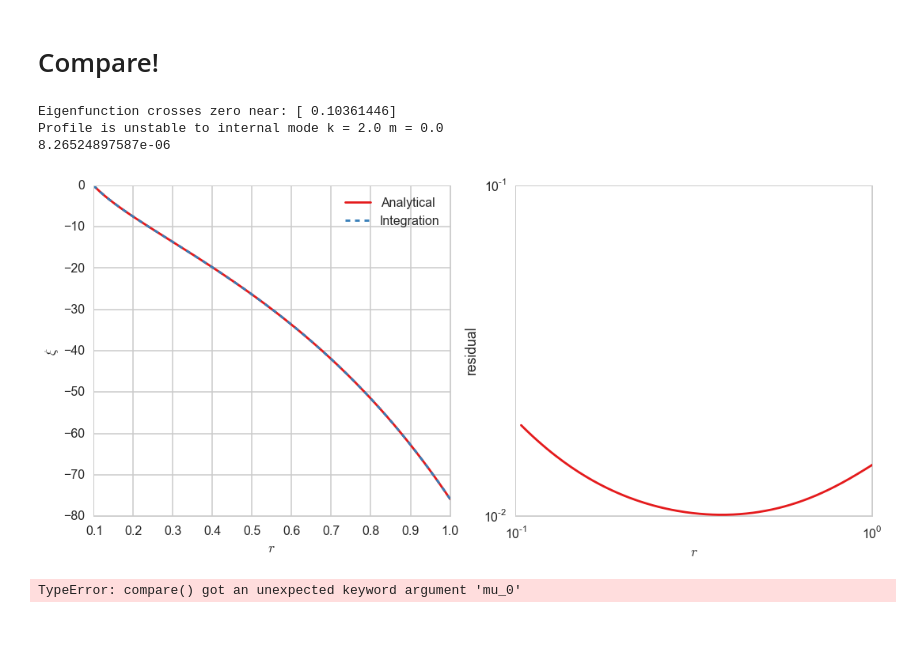
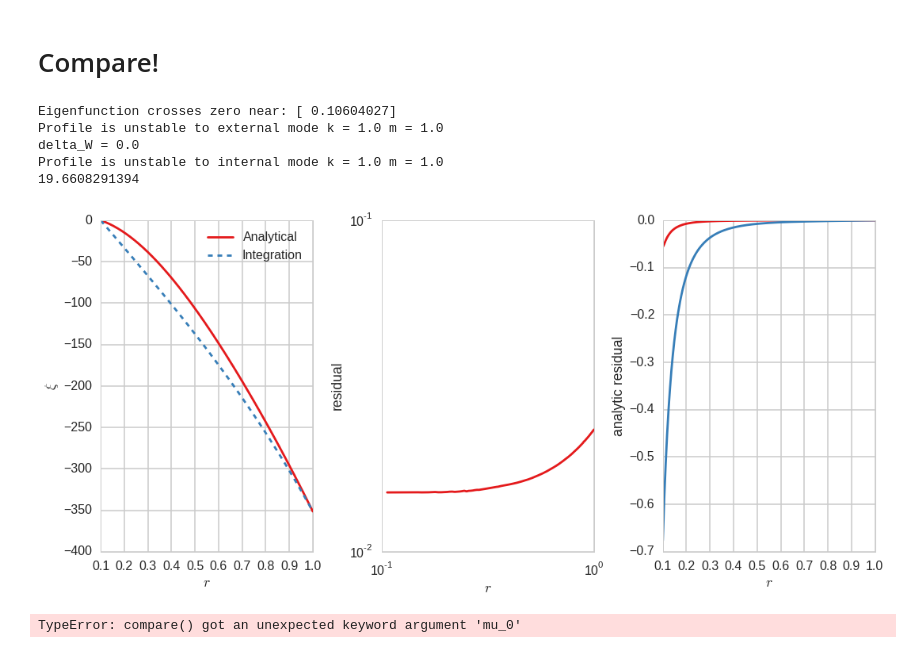
Before and after one commit to jensv/fluxtubestability, a Jupyter notebook: ipython_notebooks/constant_pressure_newcomb_bessel.ipynb, the cells around one changed output. Drawn from its saved outputs; the diff is of its cells as text; code cells hidden in the pictures.

Commit message:
Add diagnostics for residuals.

```diff
--- a/ipython_notebooks/constant_pressure_newcomb_bessel.ipynb
+++ b/ipython_notebooks/constant_pressure_newcomb_bessel.ipynb
@@ -97,12 +109,24 @@ def compare(k=1., m=1.):
     r"""
     Returns a comparison plot of the analytical solution with my integration of Newcomb's Euler-Lagrange equation.
     """
+    #derivative = sp.lambdify((r, c, k, b_zi, m, r_0i, b_thetai, a),
+    #                     sp.diff(c*k*r/(k*r*b_zi + m*r_0i/r*b_thetai)*
+    #                             (besseli_der(m, k*r)*besselk_der(m, np.abs(k*a)) -
+    #                              besselk_der(m, np.abs(k*r))*besseli_der(m, k*a)),r))
+
+    #derivative_derivatve = sp.lambdify((r, c, k, b_zi, m, r_0i, b_thetai, a),
+    #                                sp.diff(sp.diff(c*k*r/(k*r*b_zi + m*r_0i/r*b_thetai)*
+    #                                                (besseli_der(m, k*r)*besselk_der(m, np.abs(k*a)) -
+    #                                                besselk_der(m, np.abs(k*r))*besseli_der(m, k*a)),r),r))
+
+
     params = {'k': k, 'm': m, 'r_0i': 1., 'a': 0.1, 'b_zi': 0.1, 'b_thetai': 0.1, 'c': 1.}
-    params['r'] = np.linspace(params['a'], params['r_0i'], 250.)
+    params['r'] = np.linspace(params['a'], params['r_0i'], 150.)
     xi_analytic_params = dict(params)
 
     xi_analytic = xi_constant_pressure(**xi_analytic_params)
-    xi_der_analytic = xi_der_constant_pressure(**xi_analytic_params)
+    #xi_der_analytic = xi_der_constant_pressure(derivative, **xi_analytic_params)
+    #xi_der_der_analytic = xi_der_constant_pressure(derivative_derivative, **xi_analytic_params)
 
     equil = es.NewcombConstantPressure(a=params['a'], r_0i=params['r_0i'], k=params['k'], b_z0=params['b_zi'],
                                        b_thetai=params['b_thetai'], points=250)
@@ -120,16 +144,31 @@ def compare(k=1., m=1.):
 
     factor = xi_analytic[-1]/xi[0,-1]
 
-    fig, axes = plt.subplots(1, 2, figsize =(15,7))
+    f_params = dict(params)
+    f_params.update({'b_theta': params['b_theta'](params['r']),
+                     'b_theta_prime': params['b_theta'].derivative()(params['r']),
+                     'b_z': params['b_z'](params['r'])})
+    f_func = f.newcomb_f_16(**f_params)
+    f_prime_func = f.f_prime(**f_params)
+    f_prime_spline = interp.InterpolatedUnivariateSpline(params['r'], f_func).derivative()(params['r'])
+    #g_func = g.newcomb_g_18_dimless_wo_q(**xi_analytic_params)
+    #anaytic_residual = f_func*xi_der_der_analytic + f_prime_func*xi_der_analytic + g_func*xi_analytic
+
+    fig, axes = plt.subplots(1, 3, figsize =(15,7))
     axes[0].plot(params['r'], xi_constant_pressure(**xi_analytic_params))
     axes[0].plot(r_array[0], xi[0]*factor, linestyle='--')
     axes[0].legend(['Analytical', 'Integration'], loc='best')
     axes[0].set_xlabel(r'$r$')
     axes[0].set_ylabel(r'$\xi$')
 
-    axes[1].loglog(r_array[0, 1:], np.abs(residual))
+    axes[1].loglog(r_array[0, 1:], np.abs(residual[0]))
     axes[1].set_xlabel(r'$r$')
     axes[1].set_ylabel(r'residual')
+
+    axes[2].plot(params['r'], np.gradient(f_func)/params['r'])
+    axes[2].plot(params['r'], f_prime_func)
+    axes[2].set_xlabel(r'$r$')
+    axes[2].set_ylabel(r'analytic residual')
 
     print np.abs(xi[0]*factor-xi_constant_pressure(**xi_analytic_params)).mean()
 
@@ -141,12 +180,14 @@ def compare(k=1., m=1.):
 # %% [markdown]
 # Compare!
 # %%
-compare(k=2., m=0.)
+compare(k=1., m=1.)
 # %% [output]
-Eigenfunction crosses zero near: [ 0.10361446]
-Profile is unstable to internal mode k = 2.0 m = 0.0
-8.26524897587e-06
+Eigenfunction crosses zero near: [ 0.10604027]
+Profile is unstable to external mode k = 1.0 m = 1.0
+delta_W = 0.0
+Profile is unstable to internal mode k = 1.0 m = 1.0
+19.6608291394
-[figure, old version]
+[figure, new version]
 # %%
 compare(k=1., m=0., mu_0=consts.mu_0)
 # %% [output]
```
Also changed, not shown: parts of 8 cells of this notebook.
